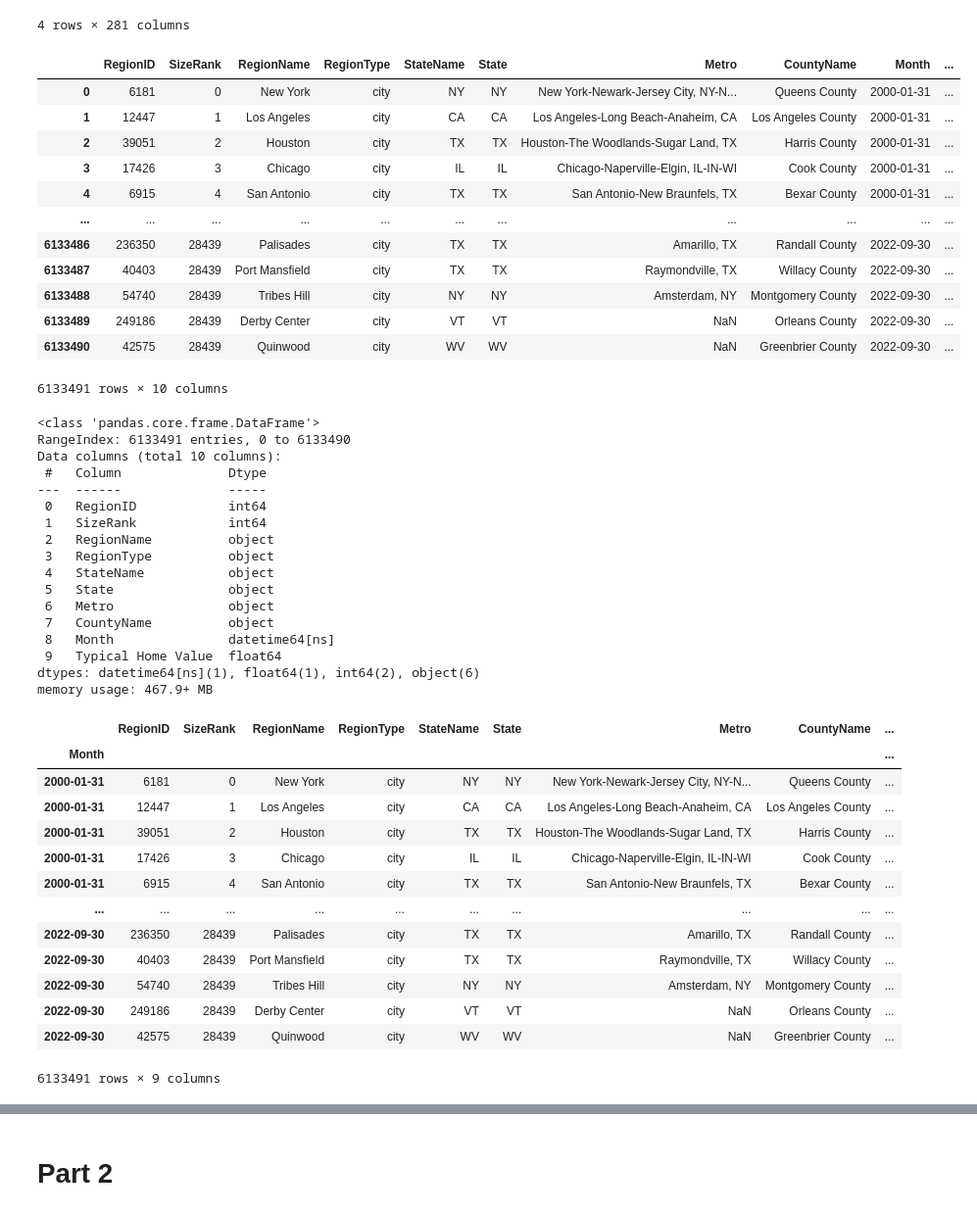
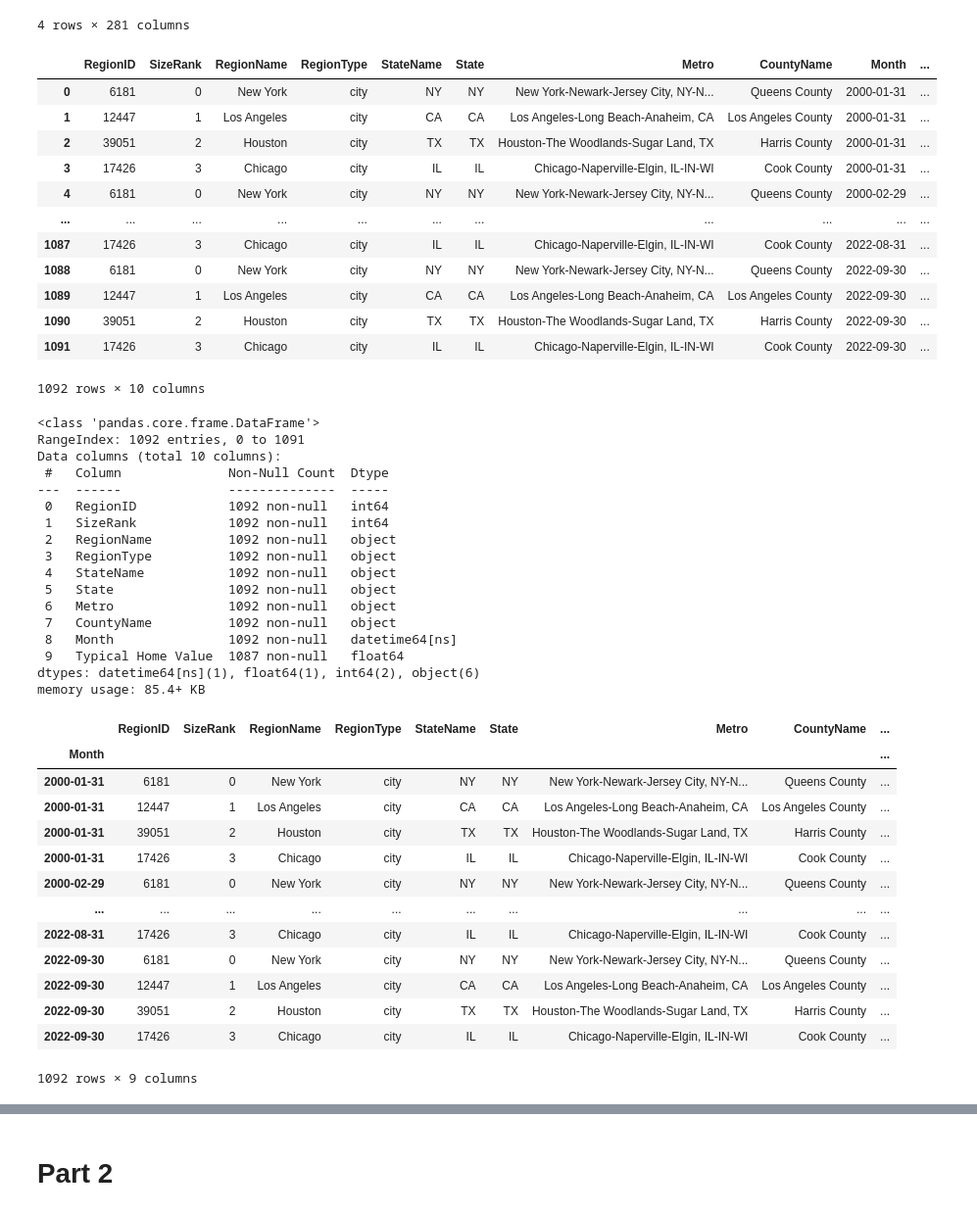
Before and after one commit to evelynmmartinez/-Preparing-Time-Series-from-Wide-Form-Data, a Jupyter notebook: Untitled.ipynb, the cells around one changed output, grey strips where cells are left out. Shown: that part at 98% size. Drawn from its saved outputs; the diff is of its cells as text; code cells hidden in the pictures.

```diff
--- a/Untitled.ipynb
+++ b/Untitled.ipynb
@@ -24,8 +24,8 @@ df
 | 22466 | 42575 | 28439 | Quinwood | city | WV | WV | NaN | Greenbrier County | NaN | ... |
 22467 rows × 281 columns
 # %%
-largest_cities = df[df['SizeRank'].isin([0, 1, 2, 3])]
-largest_cities
+largest_cities_df = df[df['SizeRank'].isin([0, 1, 2, 3])]
+largest_cities_df
 # %% [output]
 |  | RegionID | SizeRank | RegionName | RegionType | StateName | State | Metro | CountyName | 2000-01-31 | ... |
 | 0 | 6181 | 0 | New York | city | NY | NY | New York-Newark-Jersey City, NY-N... | Queens County | 253690.0 | ... |
@@ -36,43 +36,43 @@ largest_cities
 # %%
 id_cols = ['RegionID', 'SizeRank', 'RegionName', 'RegionType', 'StateName', 'State', 'Metro', 'CountyName']
 # %%
-df = pd.melt(df,id_vars=id_cols, value_name='Typical Home Value', var_name='Month')
+df = pd.melt(largest_cities_df,id_vars=id_cols, value_name='Typical Home Value', var_name='Month')
 df
 # %% [output]
 |  | RegionID | SizeRank | RegionName | RegionType | StateName | State | Metro | CountyName | Month | ... |
 | 0 | 6181 | 0 | New York | city | NY | NY | New York-Newark-Jersey City, NY-N... | Queens County | 2000-01-31 | ... |
 | 1 | 12447 | 1 | Los Angeles | city | CA | CA | Los Angeles-Long Beach-Anaheim, CA | Los Angeles County | 2000-01-31 | ... |
 | 2 | 39051 | 2 | Houston | city | TX | TX | Houston-The Woodlands-Sugar Land, TX | Harris County | 2000-01-31 | ... |
 | 3 | 17426 | 3 | Chicago | city | IL | IL | Chicago-Naperville-Elgin, IL-IN-WI | Cook County | 2000-01-31 | ... |
-| 4 | 6915 | 4 | San Antonio | city | TX | TX | San Antonio-New Braunfels, TX | Bexar County | 2000-01-31 | ... |
+| 4 | 6181 | 0 | New York | city | NY | NY | New York-Newark-Jersey City, NY-N... | Queens County | 2000-02-29 | ... |
 | ... | ... | ... | ... | ... | ... | ... | ... | ... | ... | ... |
-| 6133486 | 236350 | 28439 | Palisades | city | TX | TX | Amarillo, TX | Randall County | 2022-09-30 | ... |
-| 6133487 | 40403 | 28439 | Port Mansfield | city | TX | TX | Raymondville, TX | Willacy County | 2022-09-30 | ... |
-| 6133488 | 54740 | 28439 | Tribes Hill | city | NY | NY | Amsterdam, NY | Montgomery County | 2022-09-30 | ... |
-| 6133489 | 249186 | 28439 | Derby Center | city | VT | VT | NaN | Orleans County | 2022-09-30 | ... |
-| 6133490 | 42575 | 28439 | Quinwood | city | WV | WV | NaN | Greenbrier County | 2022-09-30 | ... |
+| 1087 | 17426 | 3 | Chicago | city | IL | IL | Chicago-Naperville-Elgin, IL-IN-WI | Cook County | 2022-08-31 | ... |
+| 1088 | 6181 | 0 | New York | city | NY | NY | New York-Newark-Jersey City, NY-N... | Queens County | 2022-09-30 | ... |
+| 1089 | 12447 | 1 | Los Angeles | city | CA | CA | Los Angeles-Long Beach-Anaheim, CA | Los Angeles County | 2022-09-30 | ... |
+| 1090 | 39051 | 2 | Houston | city | TX | TX | Houston-The Woodlands-Sugar Land, TX | Harris County | 2022-09-30 | ... |
+| 1091 | 17426 | 3 | Chicago | city | IL | IL | Chicago-Naperville-Elgin, IL-IN-WI | Cook County | 2022-09-30 | ... |
-6133491 rows × 10 columns
+1092 rows × 10 columns
 # %%
 df['Month'] = pd.to_datetime(df['Month'], format='%Y-%m')
 df.info()
 # %% [output]
 <class 'pandas.core.frame.DataFrame'>
-RangeIndex: 6133491 entries, 0 to 6133490
+RangeIndex: 1092 entries, 0 to 1091
 Data columns (total 10 columns):
- #   Column              Dtype
----  ------              -----
- 0   RegionID            int64
- 1   SizeRank            int64
- 2   RegionName          object
- 3   RegionType          object
- 4   StateName           object
- 5   State               object
- 6   Metro               object
- 7   CountyName          object
- 8   Month               datetime64[ns]
- 9   Typical Home Value  float64
+ #   Column              Non-Null Count  Dtype
+---  ------              --------------  -----
+ 0   RegionID            1092 non-null   int64
+ 1   SizeRank            1092 non-null   int64
+ 2   RegionName          1092 non-null   object
+ 3   RegionType          1092 non-null   object
+ 4   StateName           1092 non-null   object
+ 5   State               1092 non-null   object
+ 6   Metro               1092 non-null   object
+ 7   CountyName          1092 non-null   object
+ 8   Month               1092 non-null   datetime64[ns]
+ 9   Typical Home Value  1087 non-null   float64
 dtypes: datetime64[ns](1), float64(1), int64(2), object(6)
-memory usage: 467.9+ MB
+memory usage: 85.4+ KB
 # %%
 df.set_index('Month', inplace=True)
 df
@@ -83,14 +83,14 @@ df
 | 2000-01-31 | 12447 | 1 | Los Angeles | city | CA | CA | Los Angeles-Long Beach-Anaheim, CA | Los Angeles County | ... |
 | 2000-01-31 | 39051 | 2 | Houston | city | TX | TX | Houston-The Woodlands-Sugar Land, TX | Harris County | ... |
 | 2000-01-31 | 17426 | 3 | Chicago | city | IL | IL | Chicago-Naperville-Elgin, IL-IN-WI | Cook County | ... |
-| 2000-01-31 | 6915 | 4 | San Antonio | city | TX | TX | San Antonio-New Braunfels, TX | Bexar County | ... |
+| 2000-02-29 | 6181 | 0 | New York | city | NY | NY | New York-Newark-Jersey City, NY-N... | Queens County | ... |
 | ... | ... | ... | ... | ... | ... | ... | ... | ... | ... |
-| 2022-09-30 | 236350 | 28439 | Palisades | city | TX | TX | Amarillo, TX | Randall County | ... |
-| 2022-09-30 | 40403 | 28439 | Port Mansfield | city | TX | TX | Raymondville, TX | Willacy County | ... |
-| 2022-09-30 | 54740 | 28439 | Tribes Hill | city | NY | NY | Amsterdam, NY | Montgomery County | ... |
-| 2022-09-30 | 249186 | 28439 | Derby Center | city | VT | VT | NaN | Orleans County | ... |
-| 2022-09-30 | 42575 | 28439 | Quinwood | city | WV | WV | NaN | Greenbrier County | ... |
+| 2022-08-31 | 17426 | 3 | Chicago | city | IL | IL | Chicago-Naperville-Elgin, IL-IN-WI | Cook County | ... |
+| 2022-09-30 | 6181 | 0 | New York | city | NY | NY | New York-Newark-Jersey City, NY-N... | Queens County | ... |
+| 2022-09-30 | 12447 | 1 | Los Angeles | city | CA | CA | Los Angeles-Long Beach-Anaheim, CA | Los Angeles County | ... |
+| 2022-09-30 | 39051 | 2 | Houston | city | TX | TX | Houston-The Woodlands-Sugar Land, TX | Harris County | ... |
+| 2022-09-30 | 17426 | 3 | Chicago | city | IL | IL | Chicago-Naperville-Elgin, IL-IN-WI | Cook County | ... |
-6133491 rows × 9 columns
+1092 rows × 9 columns
 # %%
 df.index
 # %% [output]
```
Also changed, not shown: parts of 5 cells of this notebook.
